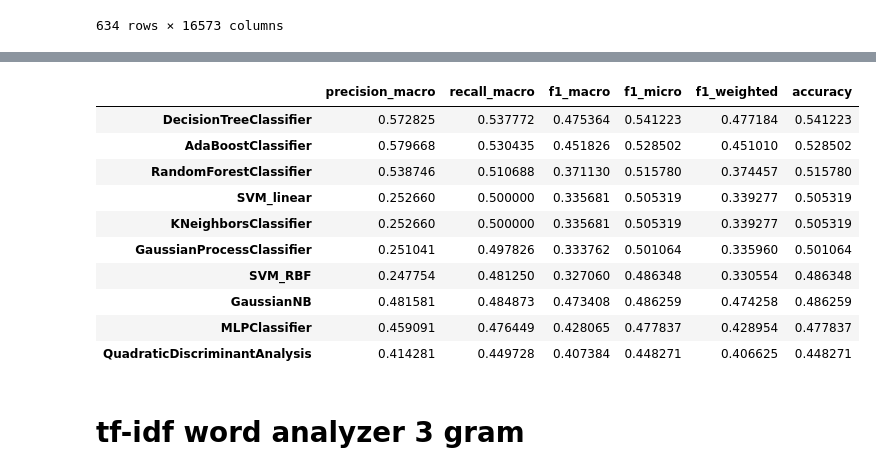
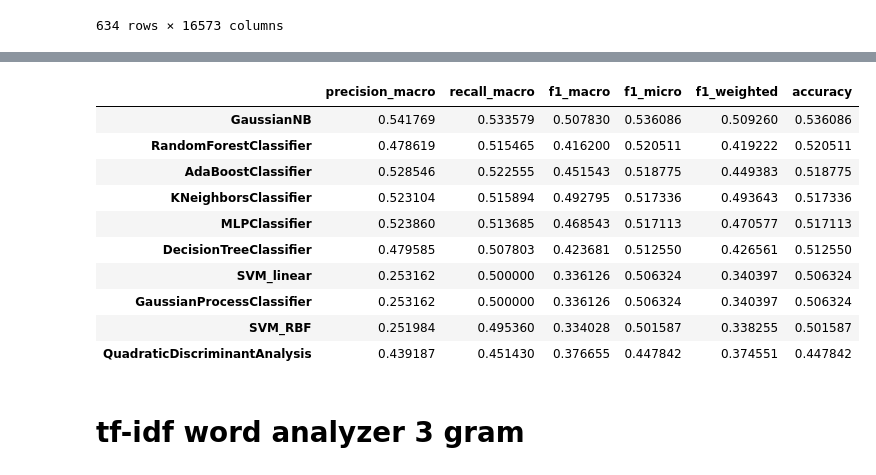
Before and after one commit to sashaaKr/thesis, a Jupyter notebook: notebooks/preparation for 10.7 - model improvments.ipynb, the cells around one changed output, grey strips where cells are left out. Drawn from its saved outputs; the diff is of its cells as text; code cells hidden in the pictures.

```diff
--- a/notebooks/preparation for 10.7 - model improvments.ipynb
+++ b/notebooks/preparation for 10.7 - model improvments.ipynb
@@ -360,17 +360,17 @@ running: QuadraticDiscriminantAnalysis
 # %%
-tf_idf_2_gram_word_cosine_results.sort_values(by=['accuracy'], ascending=False)
+tf_idf_2_gram_word_cosine_results[0].sort_values(by=['accuracy'], ascending=False)
 # %% [output]
 |  | precision_macro | recall_macro | f1_macro | f1_micro | f1_weighted | accuracy |
-| DecisionTreeClassifier | 0.572825 | 0.537772 | 0.475364 | 0.541223 | 0.477184 | 0.541223 |
-| AdaBoostClassifier | 0.579668 | 0.530435 | 0.451826 | 0.528502 | 0.451010 | 0.528502 |
-| RandomForestClassifier | 0.538746 | 0.510688 | 0.371130 | 0.515780 | 0.374457 | 0.515780 |
-| SVM_linear | 0.252660 | 0.500000 | 0.335681 | 0.505319 | 0.339277 | 0.505319 |
-| KNeighborsClassifier | 0.252660 | 0.500000 | 0.335681 | 0.505319 | 0.339277 | 0.505319 |
-| GaussianProcessClassifier | 0.251041 | 0.497826 | 0.333762 | 0.501064 | 0.335960 | 0.501064 |
-| SVM_RBF | 0.247754 | 0.481250 | 0.327060 | 0.486348 | 0.330554 | 0.486348 |
-| GaussianNB | 0.481581 | 0.484873 | 0.473408 | 0.486259 | 0.474258 | 0.486259 |
-| MLPClassifier | 0.459091 | 0.476449 | 0.428065 | 0.477837 | 0.428954 | 0.477837 |
-| QuadraticDiscriminantAnalysis | 0.414281 | 0.449728 | 0.407384 | 0.448271 | 0.406625 | 0.448271 |
+| GaussianNB | 0.541769 | 0.533579 | 0.507830 | 0.536086 | 0.509260 | 0.536086 |
+| RandomForestClassifier | 0.478619 | 0.515465 | 0.416200 | 0.520511 | 0.419222 | 0.520511 |
+| AdaBoostClassifier | 0.528546 | 0.522555 | 0.451543 | 0.518775 | 0.449383 | 0.518775 |
+| KNeighborsClassifier | 0.523104 | 0.515894 | 0.492795 | 0.517336 | 0.493643 | 0.517336 |
+| MLPClassifier | 0.523860 | 0.513685 | 0.468543 | 0.517113 | 0.470577 | 0.517113 |
+| DecisionTreeClassifier | 0.479585 | 0.507803 | 0.423681 | 0.512550 | 0.426561 | 0.512550 |
+| SVM_linear | 0.253162 | 0.500000 | 0.336126 | 0.506324 | 0.340397 | 0.506324 |
+| GaussianProcessClassifier | 0.253162 | 0.500000 | 0.336126 | 0.506324 | 0.340397 | 0.506324 |
+| SVM_RBF | 0.251984 | 0.495360 | 0.334028 | 0.501587 | 0.338255 | 0.501587 |
+| QuadraticDiscriminantAnalysis | 0.439187 | 0.451430 | 0.376655 | 0.447842 | 0.374551 | 0.447842 |
 # %% [markdown]
 # tf-idf word analyzer 3 gram
 # %%
```
Also changed, not shown: parts of 46 cells of this notebook, 4 other files.
